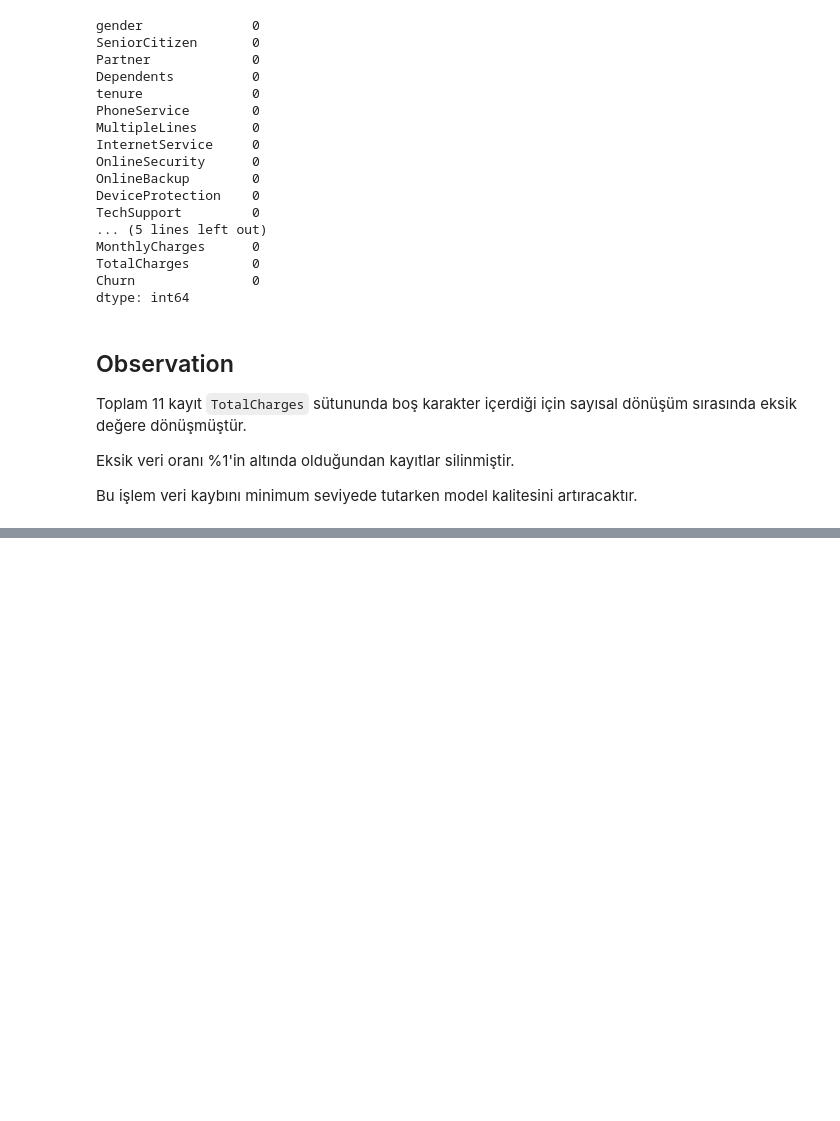
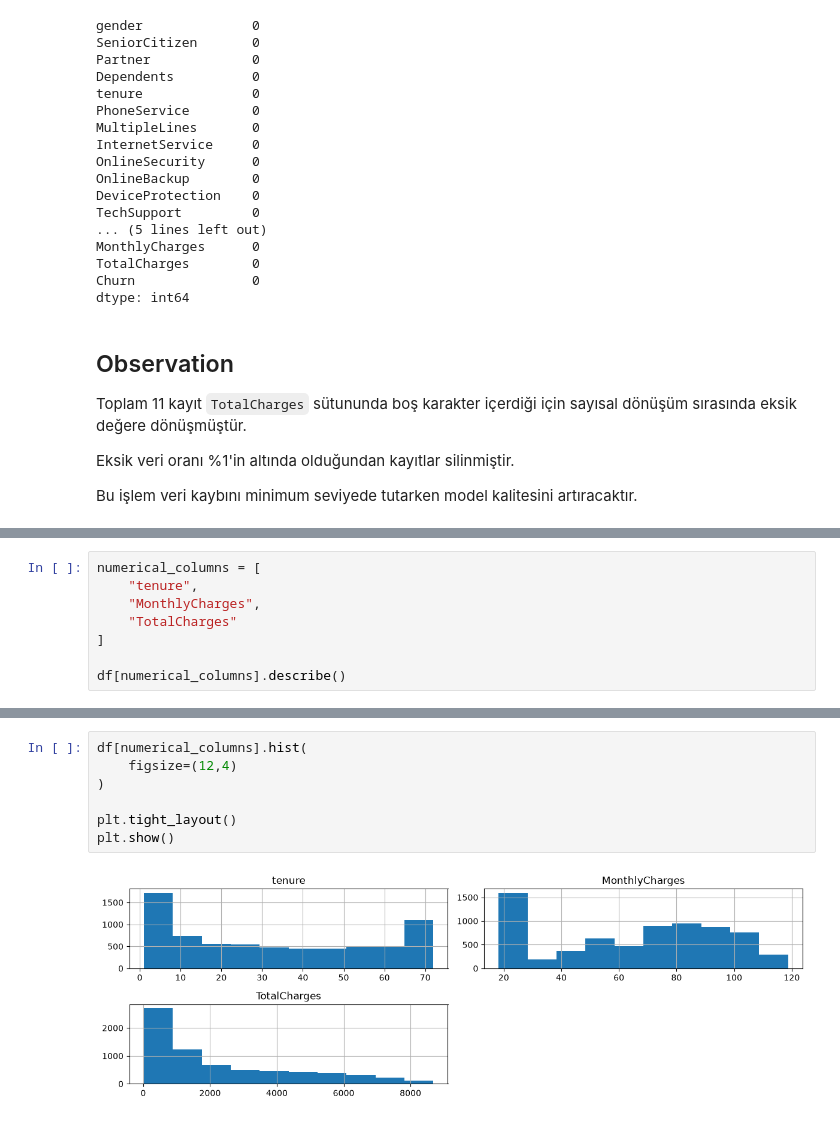
Before and after one commit to YandY78/butunleme-projesi-muhammed_beraa_erdem, a Jupyter notebook: notebooks/01_Data_Exploration.ipynb, the cells around one changed output, grey strips where cells are left out. Cells and saved outputs as stored; diff of their text form; blank space fills up the shorter version.

```diff
--- a/notebooks/01_Data_Exploration.ipynb
+++ b/notebooks/01_Data_Exploration.ipynb
@@ -249,0 +290,8 @@ Bu işlem veri kaybını minimum seviyede tutarken model kalitesini artıracakt
+# %%
+numerical_columns = [
+    "tenure",
+    "MonthlyCharges",
+    "TotalCharges"
+]
+
+df[numerical_columns].describe()
@@ -249,0 +308,9 @@ Bu işlem veri kaybını minimum seviyede tutarken model kalitesini artıracakt
+# %%
+df[numerical_columns].hist(
+    figsize=(12,4)
+)
+
+plt.tight_layout()
+plt.show()
+# %% [output]
+[figure, added]
```
Also changed, not shown: parts of 20 cells of this notebook.
